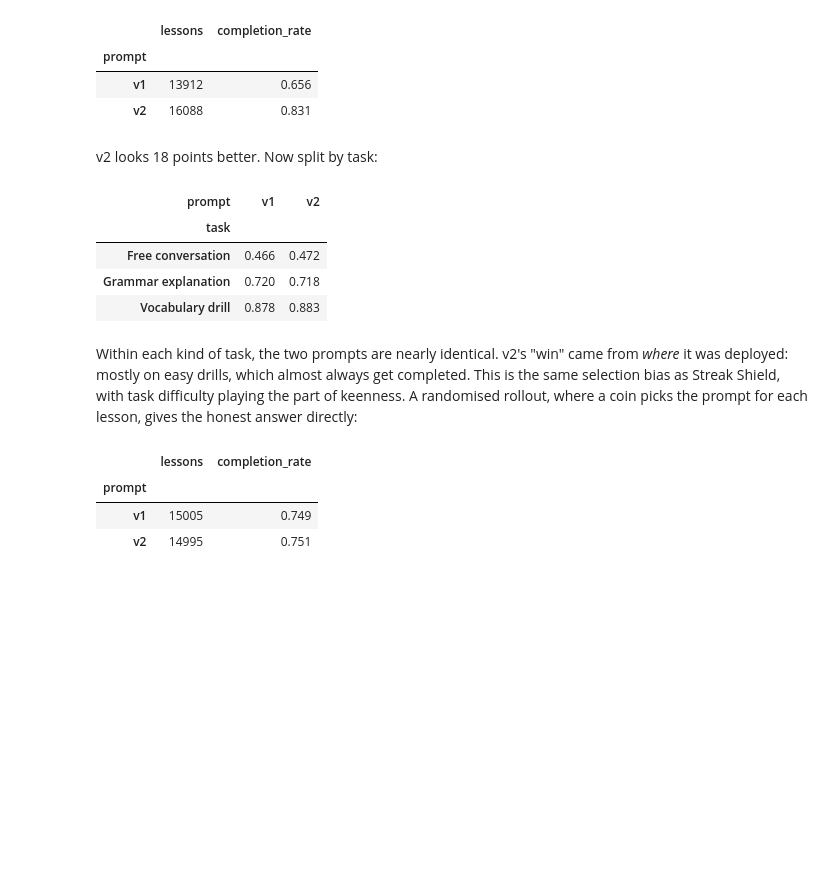
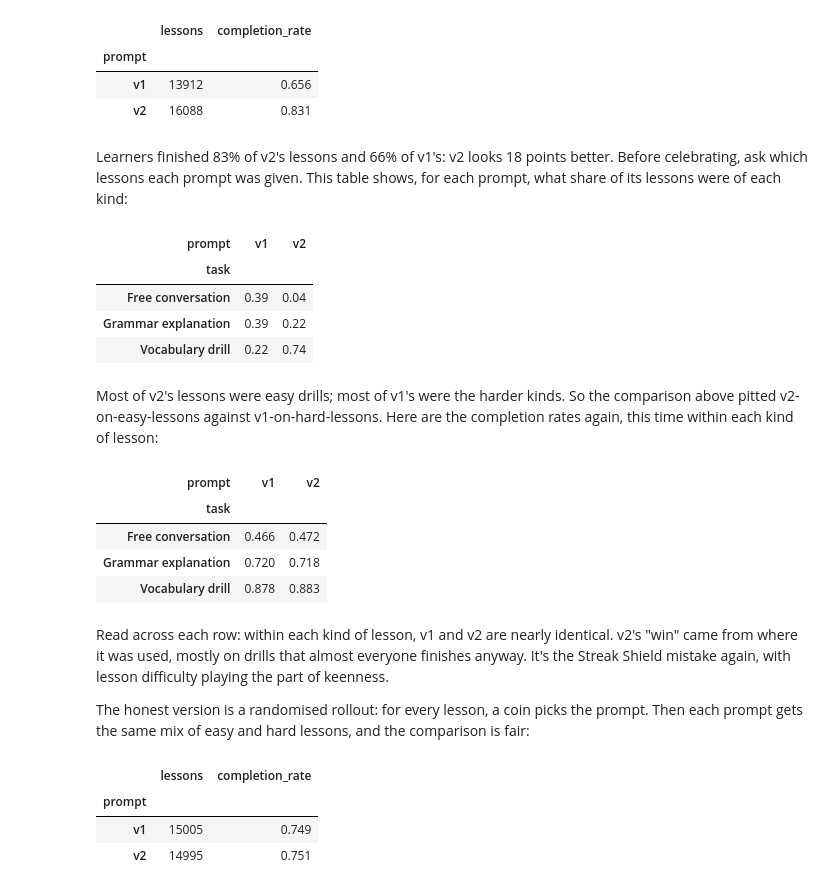
Before and after one commit to sugix/lift-not-luck, a Jupyter notebook: chapters/01-lift-that-wasnt.ipynb, the cells around one changed output. Saved outputs shown, nothing was run; the diff lists cells and outputs as text; code cells hidden in the pictures; blank space fills up the shorter version.

```diff
--- a/chapters/01-lift-that-wasnt.ipynb
+++ b/chapters/01-lift-that-wasnt.ipynb
@@ -230,6 +401,16 @@ jg = J.groupby("prompt").completed.mean()
 glue_num("juno_gap", 100 * (jg["v2"] - jg["v1"]))
-# %% [markdown]
-v2 looks 18 points better. Now split by task:
+# %% [markdown]
+Learners finished 83% of v2's lessons and 66% of v1's: v2 looks 18 points better. Before celebrating, ask which lessons each prompt was given. This table shows, for each prompt, what share of its lessons were of each kind:
+# %%
+pd.crosstab(J.task, J.prompt, normalize="columns").round(2)   # each column adds up to 1
+# %% [output]
+| prompt | v1 | v2 |
+| task |  |  |
+| Free conversation | 0.39 | 0.04 |
+| Grammar explanation | 0.39 | 0.22 |
+| Vocabulary drill | 0.22 | 0.74 |
+# %% [markdown]
+Most of v2's lessons were easy drills; most of v1's were the harder kinds. So the comparison above pitted v2-on-easy-lessons against v1-on-hard-lessons. Here are the completion rates again, this time within each kind of lesson:
 # %%
 J.pivot_table(index="task", columns="prompt", values="completed", aggfunc="mean").round(3)
 # %% [output]
@@ -239,5 +420,7 @@ J.pivot_table(index="task", columns="prompt", values="completed", aggfunc="mean"
 | Grammar explanation | 0.720 | 0.718 |
 | Vocabulary drill | 0.878 | 0.883 |
 # %% [markdown]
-Within each kind of task, the two prompts are nearly identical. v2's "win" came from *where* it was deployed: mostly on easy drills, which almost always get completed. This is the same selection bias as Streak Shield, with task difficulty playing the part of keenness. A randomised rollout, where a coin picks the prompt for each lesson, gives the honest answer directly:
+Read across each row: within each kind of lesson, v1 and v2 are nearly identical. v2's "win" came from where it was used, mostly on drills that almost everyone finishes anyway. It's the Streak Shield mistake again, with lesson difficulty playing the part of keenness.
+
+The honest version is a randomised rollout: for every lesson, a coin picks the prompt. Then each prompt gets the same mix of easy and hard lessons, and the comparison is fair:
 # %%
```
Also changed, not shown: parts of 48 cells of this notebook, 15 other files.
